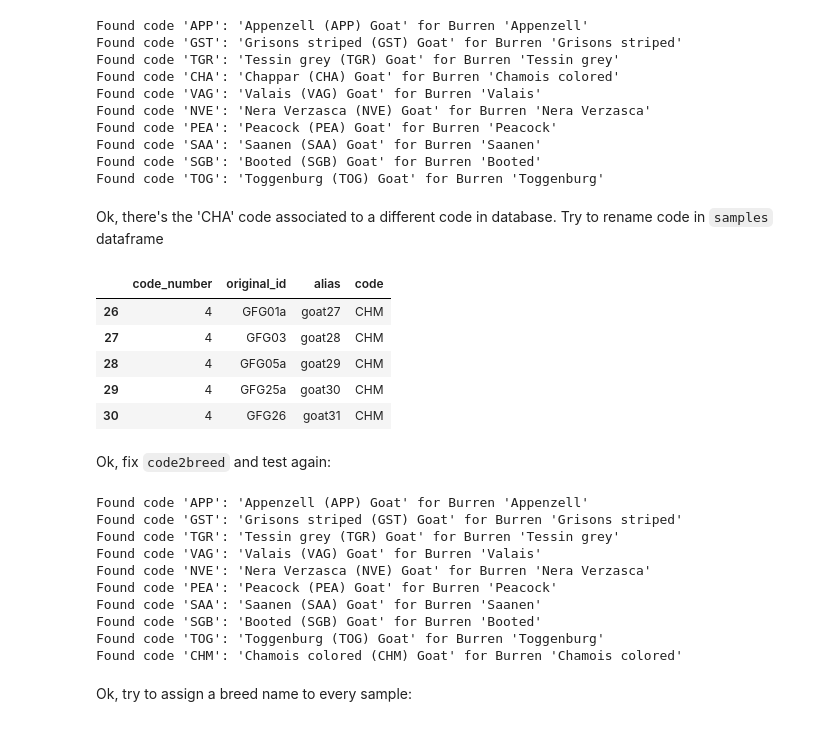
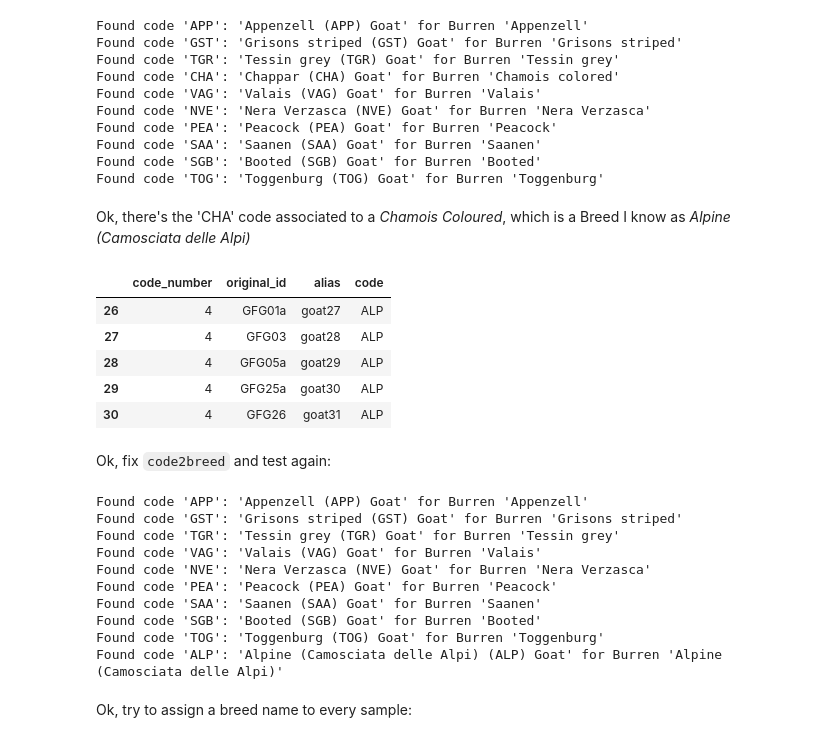
Before and after one commit to cnr-ibba/SMARTER-database, a Jupyter notebook: notebooks/exploratory/0.23.0-bunop-burren_goats.ipynb, the cells around one changed output. Drawn from its saved outputs; the diff is of its cells as text; code cells hidden in the pictures.

Commit message:
:bug: fix burren ALP breed
move Chamois colored to Alpine breed

```diff
--- a/notebooks/exploratory/0.23.0-bunop-burren_goats.ipynb
+++ b/notebooks/exploratory/0.23.0-bunop-burren_goats.ipynb
@@ -244,23 +244,23 @@ Found code 'SAA': 'Saanen (SAA) Goat' for Burren 'Saanen'
 Found code 'SGB': 'Booted (SGB) Goat' for Burren 'Booted'
 Found code 'TOG': 'Toggenburg (TOG) Goat' for Burren 'Toggenburg'
 # %% [markdown]
-Ok, there's the 'CHA' code associated to a different code in database. Try to rename code in `samples` dataframe
+Ok, there's the 'CHA' code associated to a *Chamois Coloured*, which is a Breed I know as *Alpine (Camosciata delle Alpi)*
 # %%
-samples["code"].replace({"CHA": "CHM"}, inplace=True)
-samples[samples["code"] == 'CHM'].head()
+samples["code"].replace({"CHA": "ALP"}, inplace=True)
+samples[samples["code"] == 'ALP'].head()
 # %% [output]
 |  | code_number | original_id | alias | code |
-| 26 | 4 | GFG01a | goat27 | CHM |
-| 27 | 4 | GFG03 | goat28 | CHM |
-| 28 | 4 | GFG05a | goat29 | CHM |
-| 29 | 4 | GFG25a | goat30 | CHM |
-| 30 | 4 | GFG26 | goat31 | CHM |
+| 26 | 4 | GFG01a | goat27 | ALP |
+| 27 | 4 | GFG03 | goat28 | ALP |
+| 28 | 4 | GFG05a | goat29 | ALP |
+| 29 | 4 | GFG25a | goat30 | ALP |
+| 30 | 4 | GFG26 | goat31 | ALP |
 # %% [markdown]
 Ok, fix `code2breed` and test again:
 # %%
 if 'CHA' in code2breed:
     del(code2breed['CHA'])
-code2breed['CHM'] = 'Chamois colored'
+code2breed['ALP'] = 'Alpine (Camosciata delle Alpi)'
 
 for code, name in code2breed.items():
     count = Breed.objects.filter(code=code, species="Goat").count()
@@ -277,7 +277,7 @@ Found code 'PEA': 'Peacock (PEA) Goat' for Burren 'Peacock'
 Found code 'SAA': 'Saanen (SAA) Goat' for Burren 'Saanen'
 Found code 'SGB': 'Booted (SGB) Goat' for Burren 'Booted'
 Found code 'TOG': 'Toggenburg (TOG) Goat' for Burren 'Toggenburg'
-Found code 'CHM': 'Chamois colored (CHM) Goat' for Burren 'Chamois colored'
+Found code 'ALP': 'Alpine (Camosciata delle Alpi) (ALP) Goat' for Burren 'Alpine (Camosciata delle Alpi)'
 # %% [markdown]
 Ok, try to assign a breed name to every sample:
 # %%
```
Also changed, not shown: parts of 3 cells of this notebook, 1 other file.
